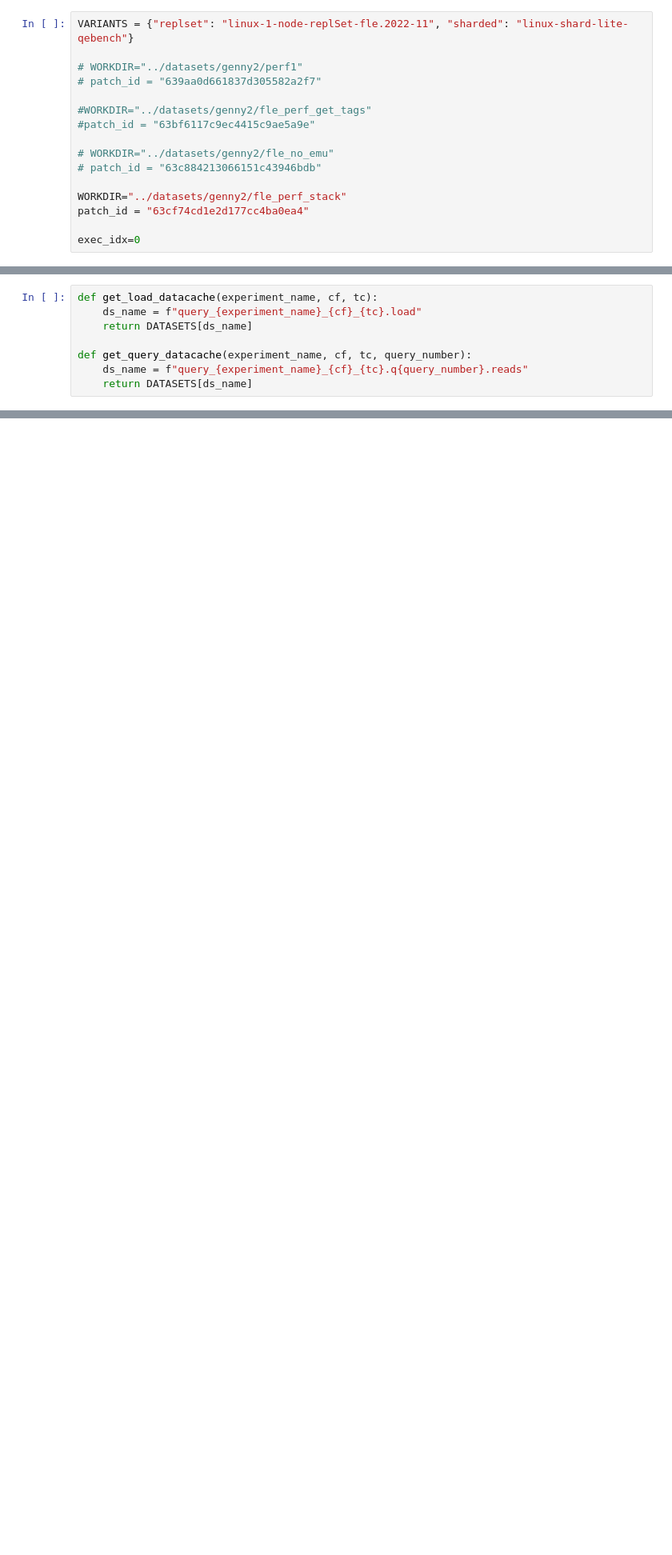
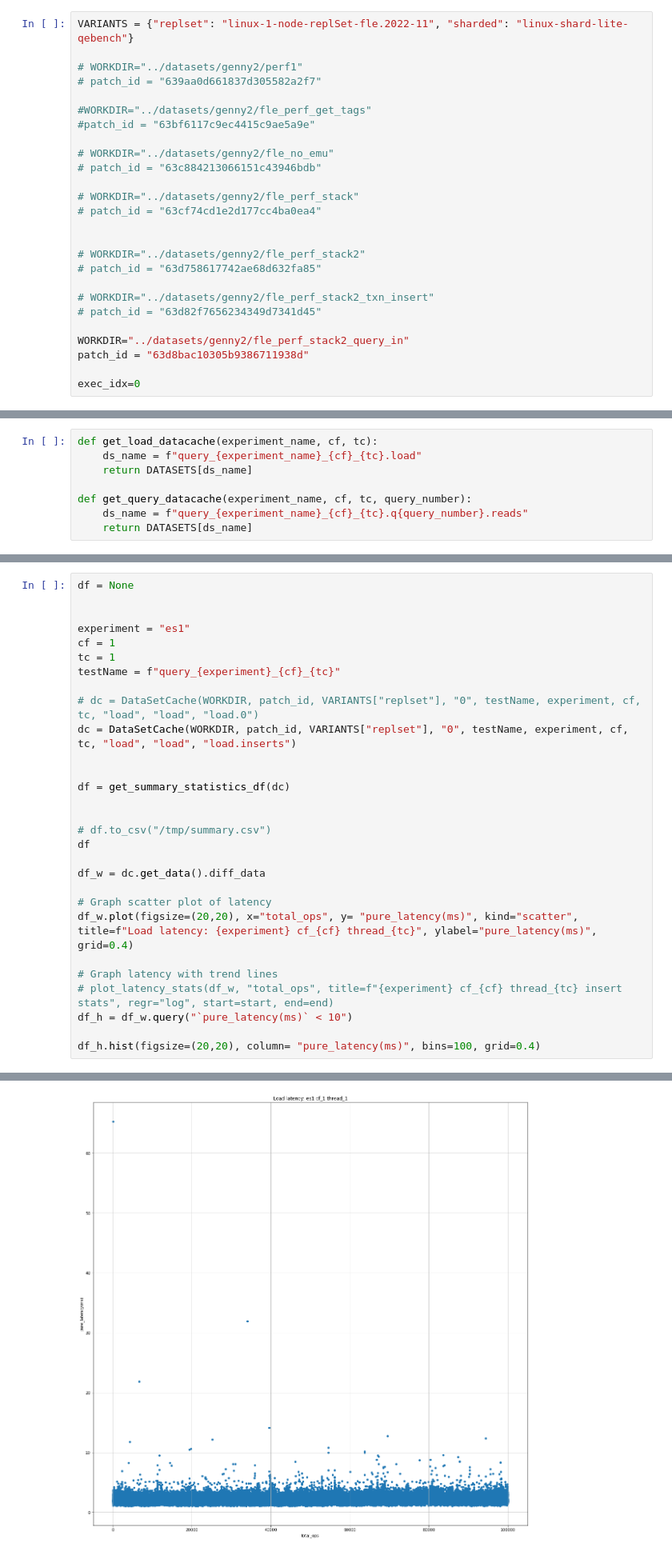
Before and after one commit to spencerjackson/perf_tooling, a Jupyter notebook: notebooks/es_analysis.ipynb, the cells around one changed output, grey strips where cells are left out. Shown at 80% size. Cells and saved outputs as stored; diff of their text form; blank space fills up the shorter version.

```diff
--- a/notebooks/es_analysis.ipynb
+++ b/notebooks/es_analysis.ipynb
@@ -28,8 +28,18 @@ VARIANTS = {"replset": "linux-1-node-replSet-fle.2022-11", "sharded": "linux-sha
 # WORKDIR="../datasets/genny2/fle_no_emu"
 # patch_id = "63c884213066151c43946bdb"
 
-WORKDIR="../datasets/genny2/fle_perf_stack"
-patch_id = "63cf74cd1e2d177cc4ba0ea4"
+# WORKDIR="../datasets/genny2/fle_perf_stack"
+# patch_id = "63cf74cd1e2d177cc4ba0ea4"
+
+
+# WORKDIR="../datasets/genny2/fle_perf_stack2"
+# patch_id = "63d758617742ae68d632fa85"
+
+# WORKDIR="../datasets/genny2/fle_perf_stack2_txn_insert"
+# patch_id = "63d82f7656234349d7341d45"
+
+WORKDIR="../datasets/genny2/fle_perf_stack2_query_in"
+patch_id = "63d8bac10305b9386711938d"
 
 exec_idx=0
 # %%
@@ -291,0 +288,30 @@ df
+# %%
+df = None
+
+
+experiment = "es1"
+cf = 1
+tc = 1
+testName = f"query_{experiment}_{cf}_{tc}"
+
+# dc = DataSetCache(WORKDIR, patch_id, VARIANTS["replset"], "0", testName, experiment, cf, tc, "load", "load", "load.0")
+dc = DataSetCache(WORKDIR, patch_id, VARIANTS["replset"], "0", testName, experiment, cf, tc, "load", "load", "load.inserts")
+
+
+df = get_summary_statistics_df(dc)
+
+
+# df.to_csv("/tmp/summary.csv")
+df
+
+df_w = dc.get_data().diff_data
+
+# Graph scatter plot of latency
+df_w.plot(figsize=(20,20), x="total_ops", y= "pure_latency(ms)", kind="scatter", title=f"Load latency: {experiment} cf_{cf} thread_{tc}", ylabel="pure_latency(ms)", grid=0.4)
+
+# Graph latency with trend lines
+# plot_latency_stats(df_w, "total_ops", title=f"{experiment} cf_{cf} thread_{tc} insert stats", regr="log", start=start, end=end)
+df_h = df_w.query("`pure_latency(ms)` < 10")
+
+df_h.hist(figsize=(20,20), column= "pure_latency(ms)", bins=100, grid=0.4)
+# %% [output]
@@ -291,0 +320 @@ df
+[figure, added]
```
Also changed, not shown: parts of 5 cells of this notebook, 1 other file.
